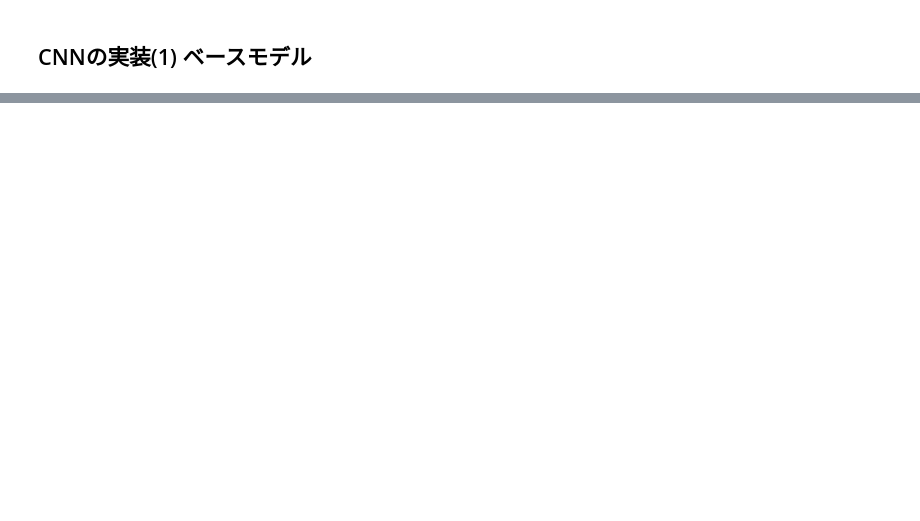
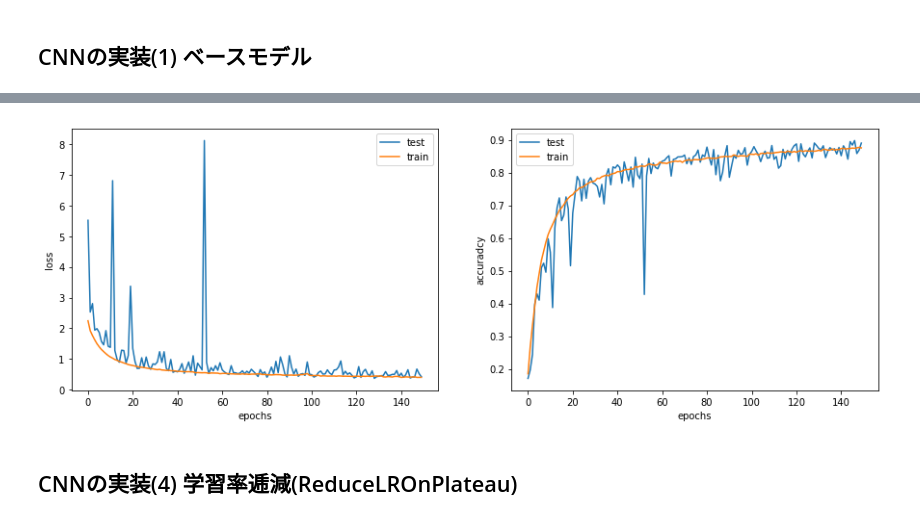
Before and after one commit to Yohk2291/MachineLearning, a Jupyter notebook: CNN_Keras.ipynb, the cells around one changed output, grey strips where cells are left out. Saved outputs shown, nothing was run; the diff lists cells and outputs as text; code cells hidden in the pictures; blank space fills up the shorter version.

```diff
--- a/CNN_Keras.ipynb
+++ b/CNN_Keras.ipynb
@@ -335,0 +390,13 @@ plt.show()
+# %%
+model3.compile(optimizer='rmsprop',
+             loss='categorical_crossentropy',
+             metrics=['accuracy'])
+# %%
+# 学習
+val_gen = ImageDataGenerator().flow(X_test, y_test, batch_size)
+history = model3.fit_generator(train_gen_new, epochs=epochs, steps_per_epoch = steps_per_epoch,\
+                          validation_data = val_gen, validation_steps =validation_steps)
+
+score = model3.evaluate(X_test, y_test, verbose=1)
+print('Test loss:', score[0])
+print('Test accuracy:', score[1])
@@ -335,0 +421,25 @@ plt.show()
+# %%
+# 各epochののコストと精度をプロット
+fig = plt.figure(figsize=(15,5))
+
+# コストのプロット
+plt.subplot(1,2,1)
+plt.plot(history.history['val_loss'], label='test')
+plt.plot(history.history['loss'], label='train')
+plt.legend()
+plt.xlabel('epochs')
+plt.ylabel('loss')
+
+# 精度のプロット
+plt.subplot(1,2,2)
+plt.plot(history.history['val_acc'], label='test')
+plt.plot(history.history['acc'], label='train')
+plt.legend()
+plt.xlabel('epochs')
+plt.ylabel('accuradcy')
+
+plt.show()
+# %% [output]
+[figure, added]
+# %% [markdown]
+## CNNの実装(4) 学習率逓減(ReduceLROnPlateau)
```
Also changed, not shown: parts of 17 cells of this notebook.
